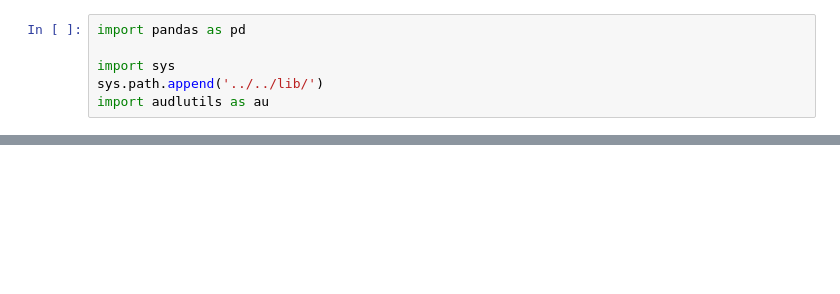
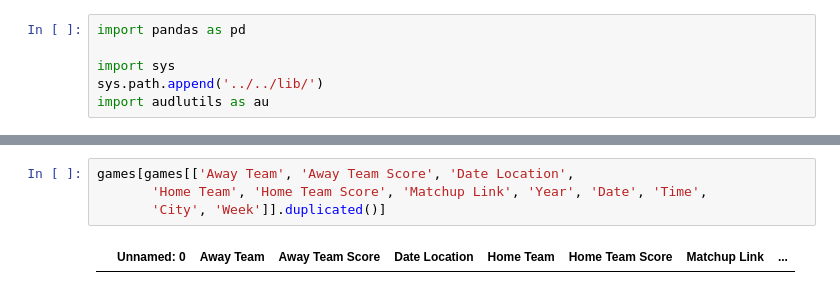
Before and after one commit to dfiorino/ultianalyticspull, a Jupyter notebook: notebooks/development/04-dwf-universal-game-ids.ipynb, the cells around one changed output, grey strips where cells are left out. Cells and saved outputs as stored; diff of their text form; blank space fills up the shorter version.

```diff
--- a/notebooks/development/04-dwf-universal-game-ids.ipynb
+++ b/notebooks/development/04-dwf-universal-game-ids.ipynb
@@ -10,0 +82,6 @@ ValueError: No objects to concatenate
+# %%
+games[games[['Away Team', 'Away Team Score', 'Date Location',
+       'Home Team', 'Home Team Score', 'Matchup Link', 'Year', 'Date', 'Time',
+       'City', 'Week']].duplicated()]
+# %% [output]
+|  | Unnamed: 0 | Away Team | Away Team Score | Date Location | Home Team | Home Team Score | Matchup Link | ... |
```
Also changed, not shown: parts of 10 cells of this notebook.
